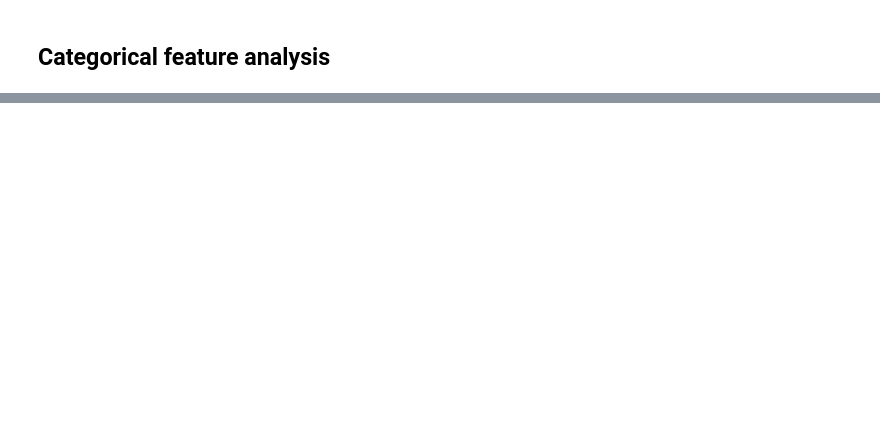
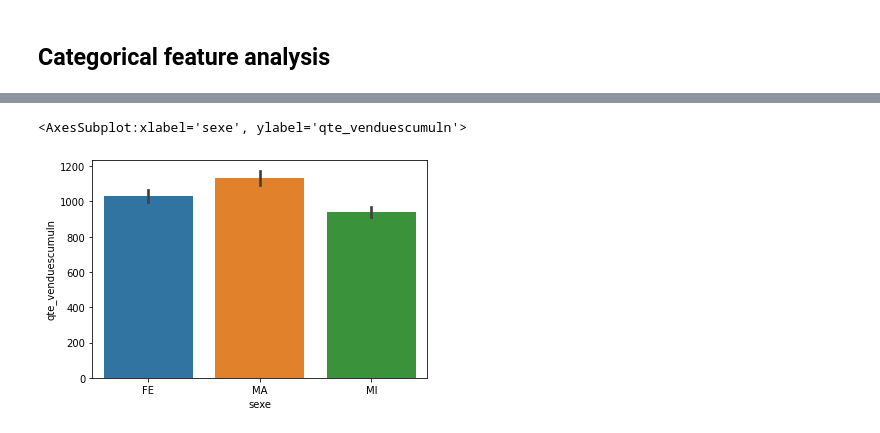
Before and after one commit to J-Cancelliere/markdown-predictions, a Jupyter notebook: notebooks/02_data_analysis.ipynb, the cells around one changed output, grey strips where cells are left out. Cells and saved outputs as stored; diff of their text form; code cells hidden in the pictures; blank space fills up the shorter version.

```diff
--- a/notebooks/02_data_analysis.ipynb
+++ b/notebooks/02_data_analysis.ipynb
@@ -75,0 +54,5 @@ dtype: object
+# %%
+sns.barplot(x="sexe",y="qte_venduescumuln",data=data)
+# %% [output]
+<AxesSubplot:xlabel='sexe', ylabel='qte_venduescumuln'>
+[figure, added]
```
Also changed, not shown: parts of 16 cells of this notebook.
